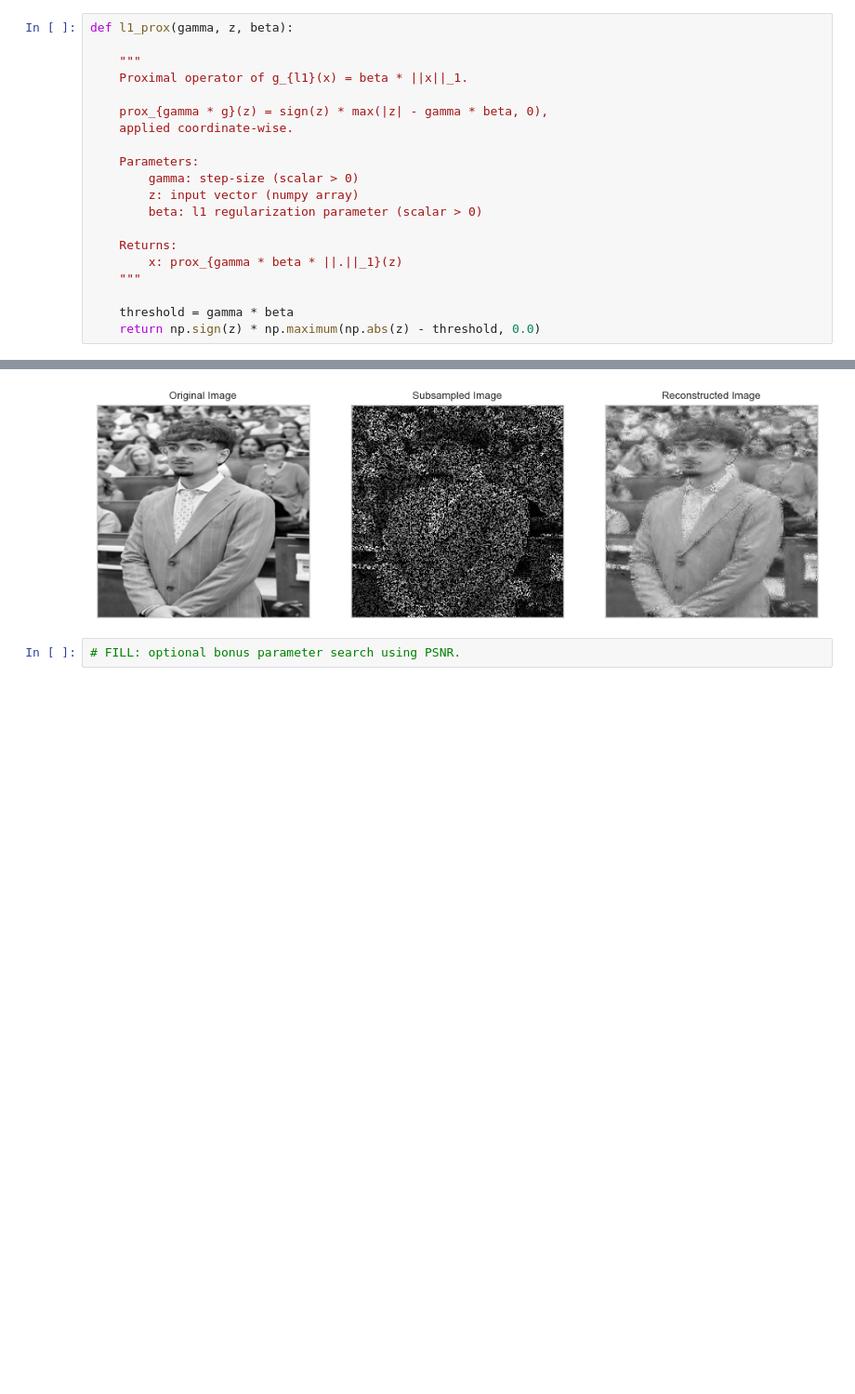
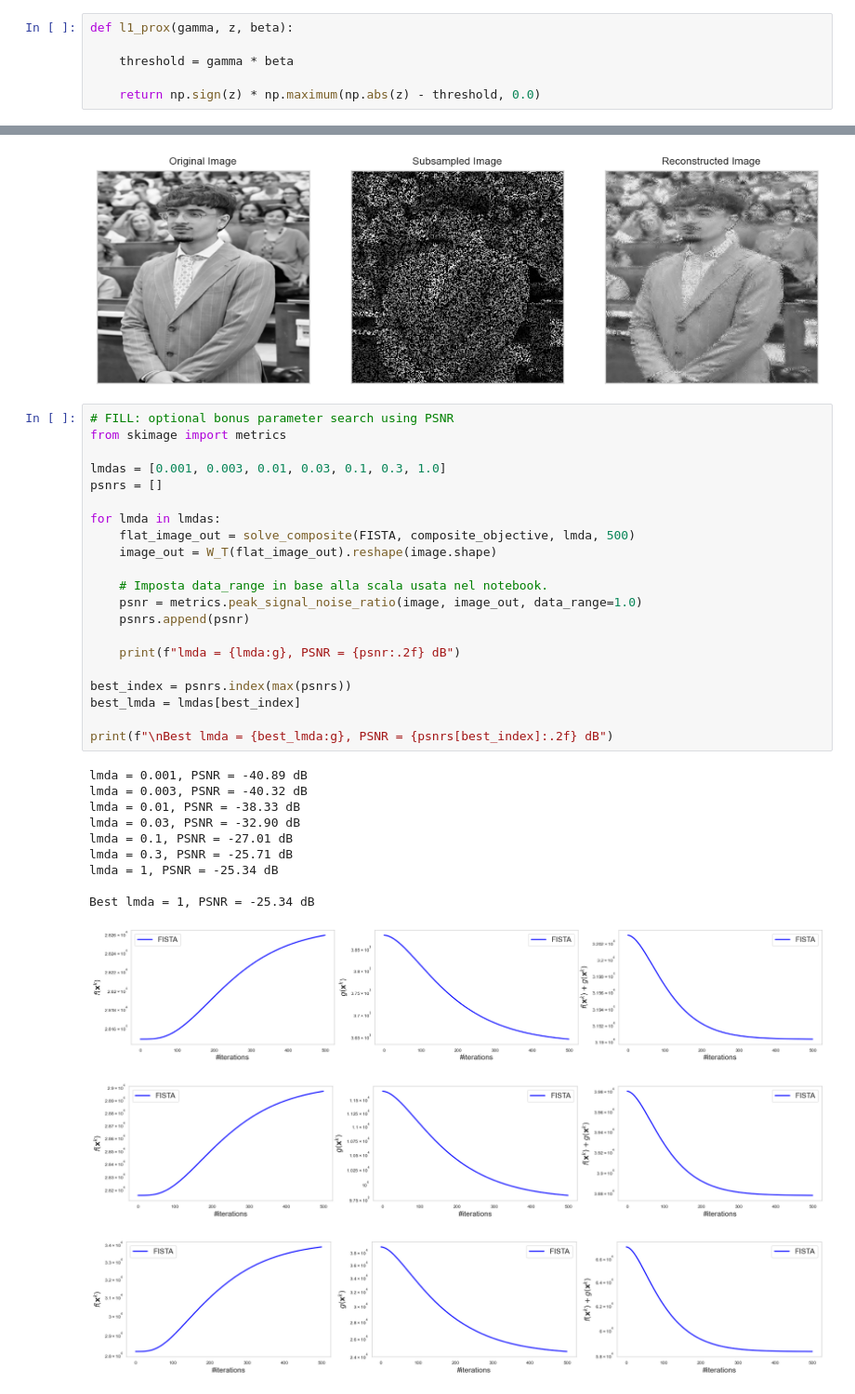
Before and after one commit to fracassa/Math-of-Data_EE-556, a Jupyter notebook: students/Part 4 - Proximal methods.ipynb, the cells around one changed output, grey strips where cells are left out. Shown at 93% size. Cells and saved outputs as stored; diff of their text form; blank space fills up the shorter version.

Commit message:
Notebook 4 final version

```diff
--- a/students/Part 4 - Proximal methods.ipynb
+++ b/students/Part 4 - Proximal methods.ipynb
@@ -204,22 +177,8 @@ where $\operatorname{sign}(\cdot)$, $|\cdot|$, and $\max(\cdot,0)$ are applied c
 # %%
 def l1_prox(gamma, z, beta):
 
-    """
-    Proximal operator of g_{l1}(x) = beta * ||x||_1.
+    threshold = gamma * beta
 
-    prox_{gamma * g}(z) = sign(z) * max(|z| - gamma * beta, 0),
-    applied coordinate-wise.
-
-    Parameters:
-        gamma: step-size (scalar > 0)
-        z: input vector (numpy array)
-        beta: l1 regularization parameter (scalar > 0)
-
-    Returns:
-        x: prox_{gamma * beta * ||.||_1}(z)
-    """
-
-    threshold = gamma * beta
     return np.sign(z) * np.maximum(np.abs(z) - threshold, 0.0)
 # %% [markdown]
 #### Question 4 (4 points)
@@ -669,5 +608,37 @@ image_out =  W_T(flat_image_out).reshape(image.shape)  # FILL
 show(true = image, subsampled=subsampled, estimated=image_out)
 # %% [output]
 [figure]
-# %%
-# FILL: optional bonus parameter search using PSNR.
+# %%
+# FILL: optional bonus parameter search using PSNR
+from skimage import metrics
+
+lmdas = [0.001, 0.003, 0.01, 0.03, 0.1, 0.3, 1.0]
+psnrs = []
+
+for lmda in lmdas:
+    flat_image_out = solve_composite(FISTA, composite_objective, lmda, 500)
+    image_out = W_T(flat_image_out).reshape(image.shape)
+
+    # Imposta data_range in base alla scala usata nel notebook.
+    psnr = metrics.peak_signal_noise_ratio(image, image_out, data_range=1.0)
+    psnrs.append(psnr)
+
+    print(f"lmda = {lmda:g}, PSNR = {psnr:.2f} dB")
+
+best_index = psnrs.index(max(psnrs))
+best_lmda = lmdas[best_index]
+
+print(f"\nBest lmda = {best_lmda:g}, PSNR = {psnrs[best_index]:.2f} dB")
+# %% [output]
+lmda = 0.001, PSNR = -40.89 dB
+lmda = 0.003, PSNR = -40.32 dB
+lmda = 0.01, PSNR = -38.33 dB
+lmda = 0.03, PSNR = -32.90 dB
+lmda = 0.1, PSNR = -27.01 dB
+lmda = 0.3, PSNR = -25.71 dB
+lmda = 1, PSNR = -25.34 dB
+
+Best lmda = 1, PSNR = -25.34 dB
+[figure, added]
+[figure, added]
+[figure, added]
```
Also changed, not shown: parts of 8 cells of this notebook.
